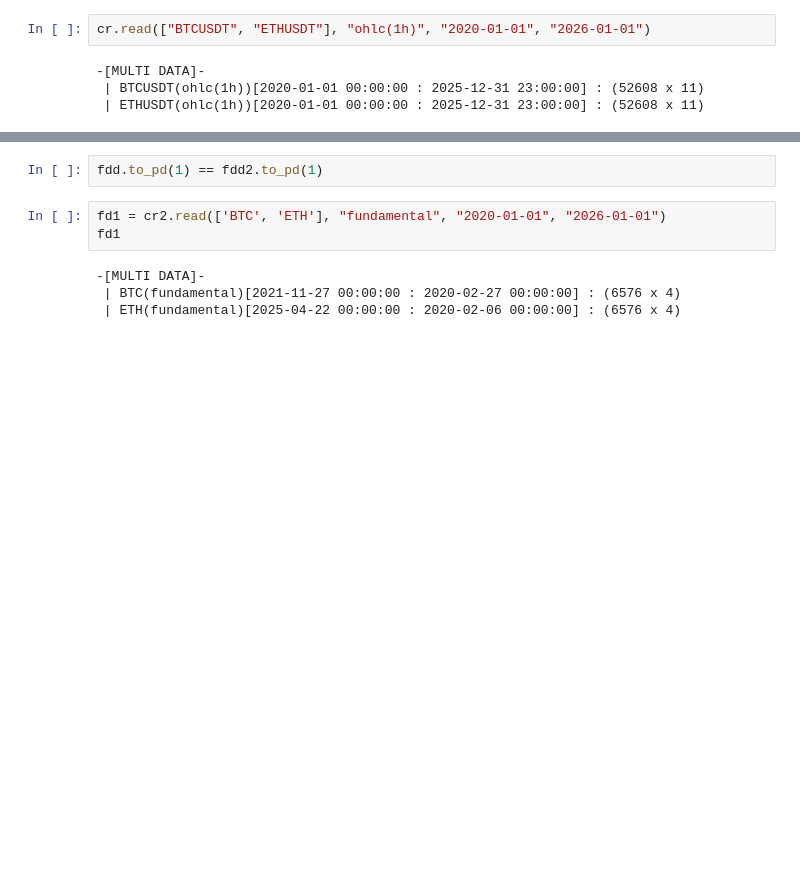
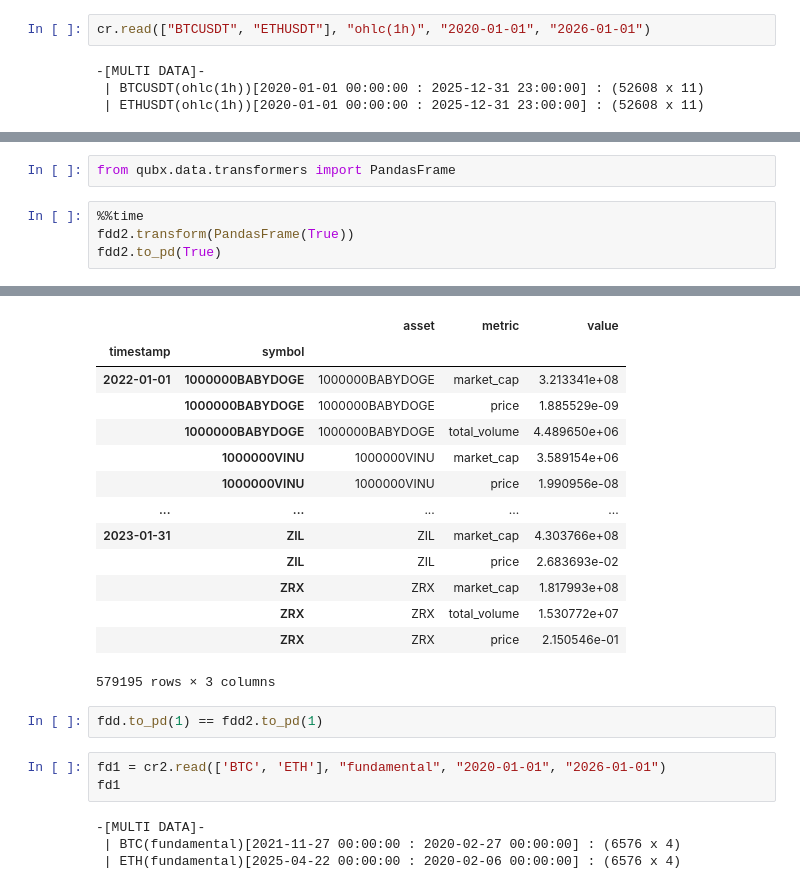
Before and after one commit to xLydianSoftware/Qubx, a Jupyter notebook: experiments/simulator/10.0 Simulator And Storage.ipynb, the cells around one changed output, grey strips where cells are left out. Saved outputs shown, nothing was run; the diff lists cells and outputs as text; blank space fills up the shorter version.

Commit message:
chore: transformer's redesign to provide more clean interface

```diff
--- a/experiments/simulator/10.0 Simulator And Storage.ipynb
+++ b/experiments/simulator/10.0 Simulator And Storage.ipynb
@@ -223,0 +254,7 @@ InvalidIndexError: Reindexing only valid with uniquely valued Index objects
+# %%
+from qubx.data.transformers import PandasFrame
+# %%
+%%time
+fdd2.transform(PandasFrame(True))
+fdd2.to_pd(True)
+# %% [output]
@@ -224,3 +263,17 @@ InvalidIndexError: Reindexing only valid with uniquely valued Index objects
+|  |  | asset | metric | value |
+| timestamp | symbol |  |  |  |
+| 2022-01-01 | 1000000BABYDOGE | 1000000BABYDOGE | market_cap | 3.213341e+08 |
+|  | 1000000BABYDOGE | 1000000BABYDOGE | price | 1.885529e-09 |
+|  | 1000000BABYDOGE | 1000000BABYDOGE | total_volume | 4.489650e+06 |
+|  | 1000000VINU | 1000000VINU | market_cap | 3.589154e+06 |
+|  | 1000000VINU | 1000000VINU | price | 1.990956e-08 |
+| ... | ... | ... | ... | ... |
+| 2023-01-31 | ZIL | ZIL | market_cap | 4.303766e+08 |
+|  | ZIL | ZIL | price | 2.683693e-02 |
+|  | ZRX | ZRX | market_cap | 1.817993e+08 |
+|  | ZRX | ZRX | total_volume | 1.530772e+07 |
+|  | ZRX | ZRX | price | 2.150546e-01 |
+579195 rows × 3 columns
 # %%
 fdd.to_pd(1) == fdd2.to_pd(1)
 # %%
```
Also changed, not shown: parts of 9 cells of this notebook, 4 other files.
